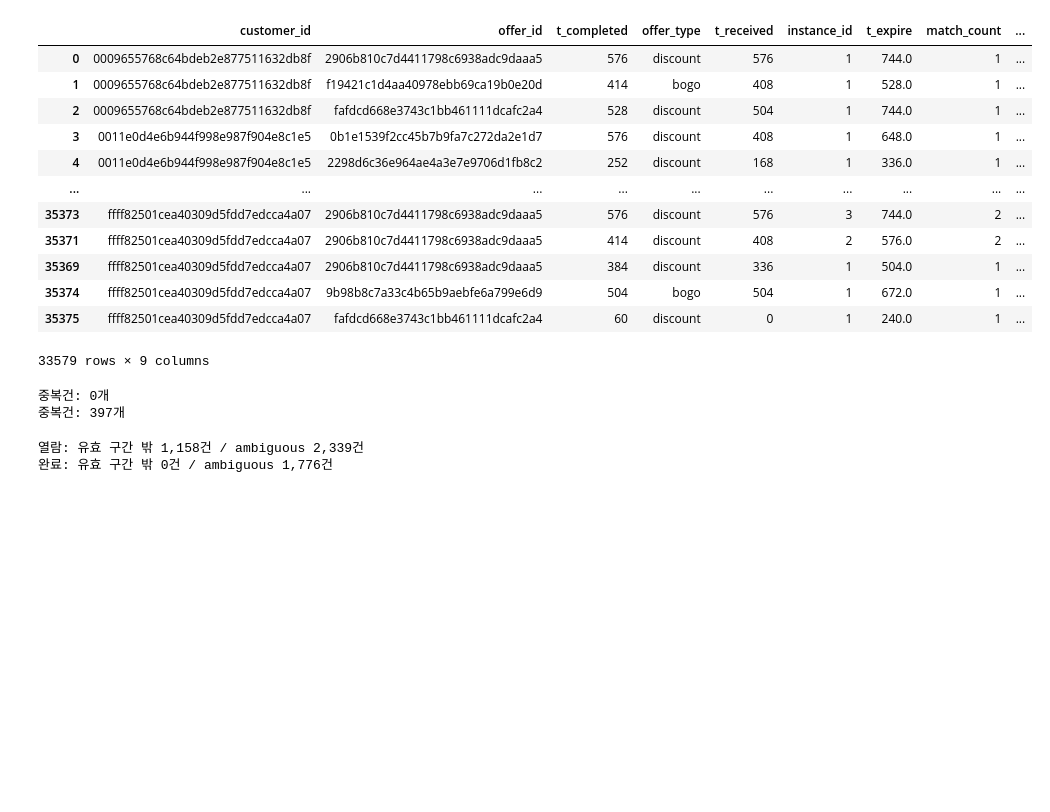
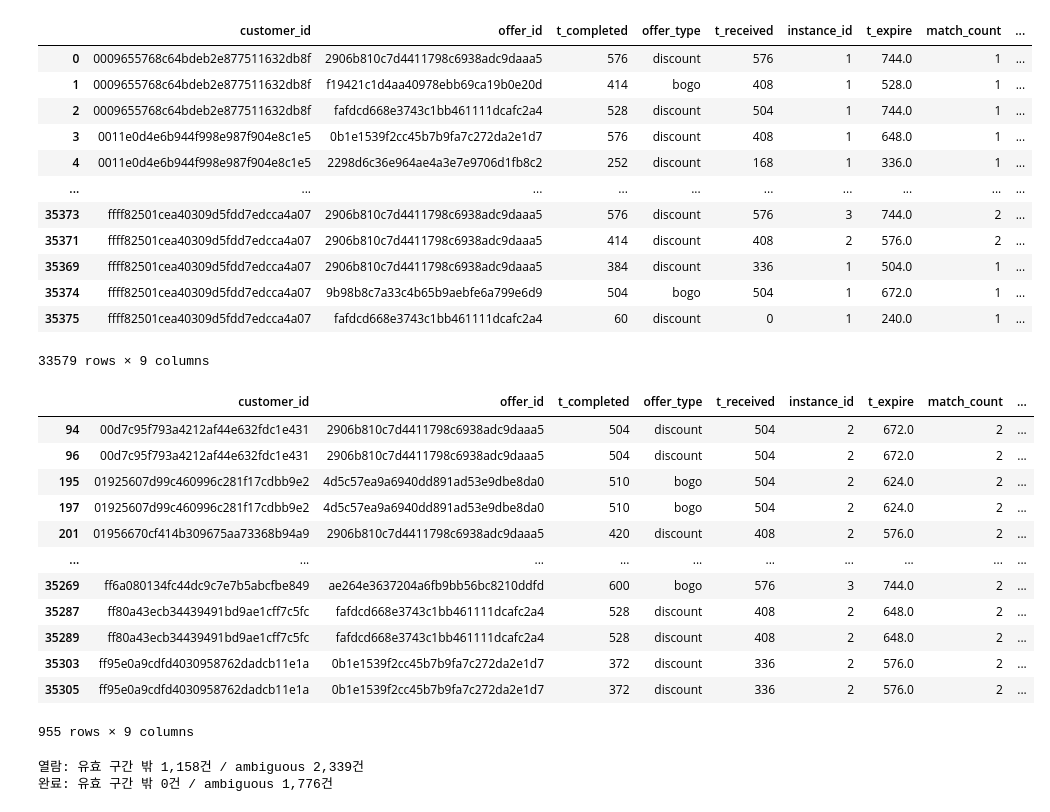
Before and after one commit to rladbstj56/practice_project, a Jupyter notebook: Final/03_analysis_final.ipynb, the cells around one changed output. Cells and saved outputs as stored; diff of their text form; code cells hidden in the pictures; blank space fills up the shorter version.

```diff
--- a/Final/03_analysis_final.ipynb
+++ b/Final/03_analysis_final.ipynb
@@ -128,16 +128,23 @@ comp_map
 | 35374 | ffff82501cea40309d5fdd7edcca4a07 | 9b98b8c7a33c4b65b9aebfe6a799e6d9 | 504 | bogo | 504 | 1 | 672.0 | 1 | ... |
 | 35375 | ffff82501cea40309d5fdd7edcca4a07 | fafdcd668e3743c1bb461111dcafc2a4 | 60 | discount | 0 | 1 | 240.0 | 1 | ... |
 33579 rows × 9 columns
-# %%
-# == [품질 체크 1] 이벤트 중복 매핑 확인 ==
-dup_view_map = view_map[view_map.duplicated()]
-print(f"중복건: {len(dup_view_map)}개") # 중복 없음
-
-dup_comp_map = comp_map[comp_map.duplicated()]
-print(f"중복건: {len(dup_comp_map)}개") # 중복 존재
-# %% [output]
-중복건: 0개
-중복건: 397개
+# %%
+dup_comp = comp_map[comp_map.duplicated(subset=['customer_id', 'offer_id', 'instance_id'], keep=False)]
+dup_comp.sort_values(by=['customer_id', 'offer_id', 'instance_id'])
+# %% [output]
+|  | customer_id | offer_id | t_completed | offer_type | t_received | instance_id | t_expire | match_count | ... |
+| 94 | 00d7c95f793a4212af44e632fdc1e431 | 2906b810c7d4411798c6938adc9daaa5 | 504 | discount | 504 | 2 | 672.0 | 2 | ... |
+| 96 | 00d7c95f793a4212af44e632fdc1e431 | 2906b810c7d4411798c6938adc9daaa5 | 504 | discount | 504 | 2 | 672.0 | 2 | ... |
+| 195 | 01925607d99c460996c281f17cdbb9e2 | 4d5c57ea9a6940dd891ad53e9dbe8da0 | 510 | bogo | 504 | 2 | 624.0 | 2 | ... |
+| 197 | 01925607d99c460996c281f17cdbb9e2 | 4d5c57ea9a6940dd891ad53e9dbe8da0 | 510 | bogo | 504 | 2 | 624.0 | 2 | ... |
+| 201 | 01956670cf414b309675aa73368b94a9 | 2906b810c7d4411798c6938adc9daaa5 | 420 | discount | 408 | 2 | 576.0 | 2 | ... |
+| ... | ... | ... | ... | ... | ... | ... | ... | ... | ... |
+| 35269 | ff6a080134fc44dc9c7e7b5abcfbe849 | ae264e3637204a6fb9bb56bc8210ddfd | 600 | bogo | 576 | 3 | 744.0 | 2 | ... |
+| 35287 | ff80a43ecb34439491bd9ae1cff7c5fc | fafdcd668e3743c1bb461111dcafc2a4 | 528 | discount | 408 | 2 | 648.0 | 2 | ... |
+| 35289 | ff80a43ecb34439491bd9ae1cff7c5fc | fafdcd668e3743c1bb461111dcafc2a4 | 528 | discount | 408 | 2 | 648.0 | 2 | ... |
+| 35303 | ff95e0a9cdfd4030958762dadcb11e1a | 0b1e1539f2cc45b7b9fa7c272da2e1d7 | 372 | discount | 336 | 2 | 576.0 | 2 | ... |
+| 35305 | ff95e0a9cdfd4030958762dadcb11e1a | 0b1e1539f2cc45b7b9fa7c272da2e1d7 | 372 | discount | 336 | 2 | 576.0 | 2 | ... |
+955 rows × 9 columns
 # %%
 n_no_match_v = len(viewed) - len(view_map)
 n_no_match_c = len(completed) - len(comp_map)
```
Also changed, not shown: parts of 11 cells of this notebook, 5 other files.
